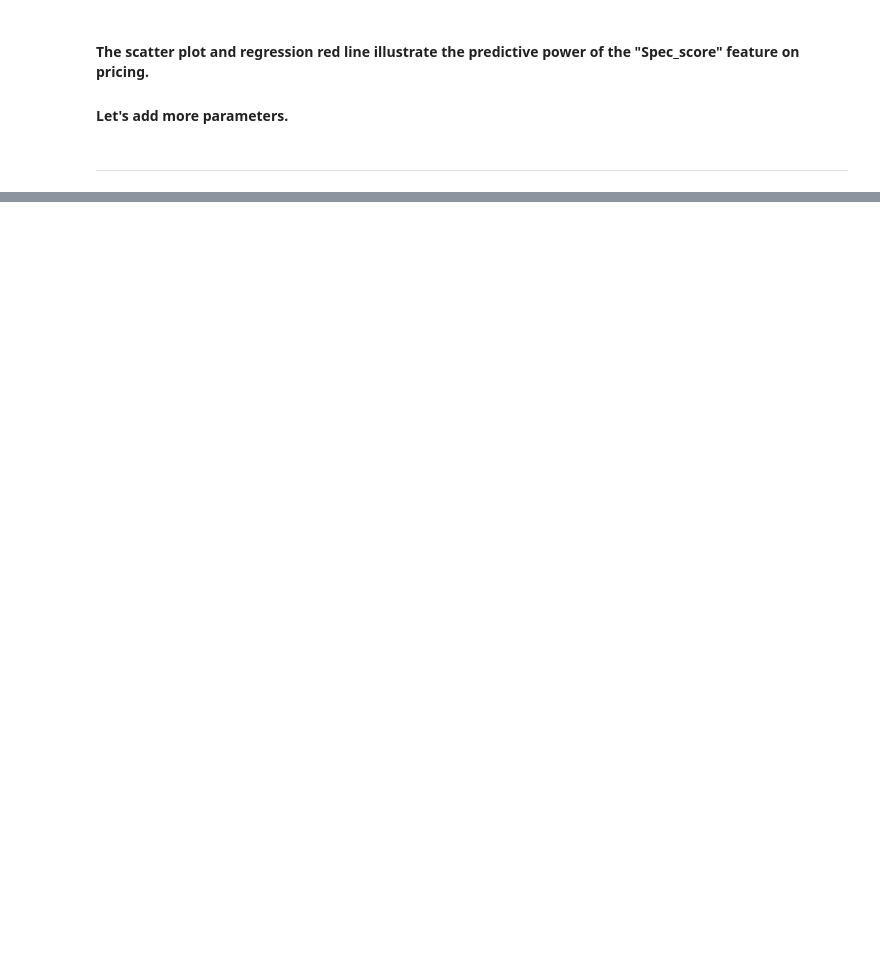
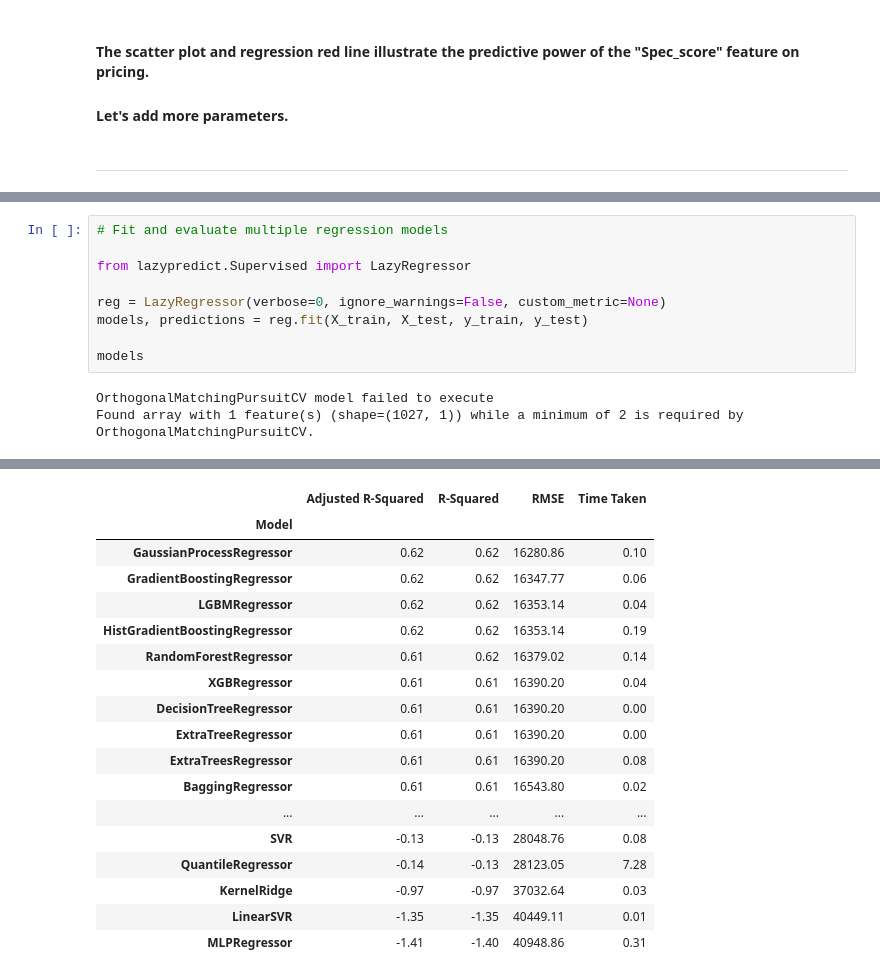
Before and after one commit to MassiCanosi/Machine-Learning-Training-Journey, a Jupyter notebook: Sample Analysis/Mobile phone Usability Analysis.ipynb, the cells around one changed output, grey strips where cells are left out. Saved outputs shown, nothing was run; the diff lists cells and outputs as text; blank space fills up the shorter version.

```diff
--- a/Sample Analysis/Mobile phone Usability Analysis.ipynb
+++ b/Sample Analysis/Mobile phone Usability Analysis.ipynb
@@ -423,0 +396,12 @@ file.head(1)
+# %%
+# Fit and evaluate multiple regression models
+
+from lazypredict.Supervised import LazyRegressor
+
+reg = LazyRegressor(verbose=0, ignore_warnings=False, custom_metric=None)
+models, predictions = reg.fit(X_train, X_test, y_train, y_test)
+
+models
+# %% [output]
+OrthogonalMatchingPursuitCV model failed to execute
+Found array with 1 feature(s) (shape=(1027, 1)) while a minimum of 2 is required by OrthogonalMatchingPursuitCV.
@@ -423,0 +425,18 @@ file.head(1)
+|  | Adjusted R-Squared | R-Squared | RMSE | Time Taken |
+| Model |  |  |  |  |
+| GaussianProcessRegressor | 0.62 | 0.62 | 16280.86 | 0.10 |
+| GradientBoostingRegressor | 0.62 | 0.62 | 16347.77 | 0.06 |
+| LGBMRegressor | 0.62 | 0.62 | 16353.14 | 0.04 |
+| HistGradientBoostingRegressor | 0.62 | 0.62 | 16353.14 | 0.19 |
+| RandomForestRegressor | 0.61 | 0.62 | 16379.02 | 0.14 |
+| XGBRegressor | 0.61 | 0.61 | 16390.20 | 0.04 |
+| DecisionTreeRegressor | 0.61 | 0.61 | 16390.20 | 0.00 |
+| ExtraTreeRegressor | 0.61 | 0.61 | 16390.20 | 0.00 |
+| ExtraTreesRegressor | 0.61 | 0.61 | 16390.20 | 0.08 |
+| BaggingRegressor | 0.61 | 0.61 | 16543.80 | 0.02 |
+| ... | ... | ... | ... | ... |
+| SVR | -0.13 | -0.13 | 28048.76 | 0.08 |
+| QuantileRegressor | -0.14 | -0.13 | 28123.05 | 7.28 |
+| KernelRidge | -0.97 | -0.97 | 37032.64 | 0.03 |
+| LinearSVR | -1.35 | -1.35 | 40449.11 | 0.01 |
+| MLPRegressor | -1.41 | -1.40 | 40948.86 | 0.31 |
```
Also changed, not shown: parts of 6 cells of this notebook.
